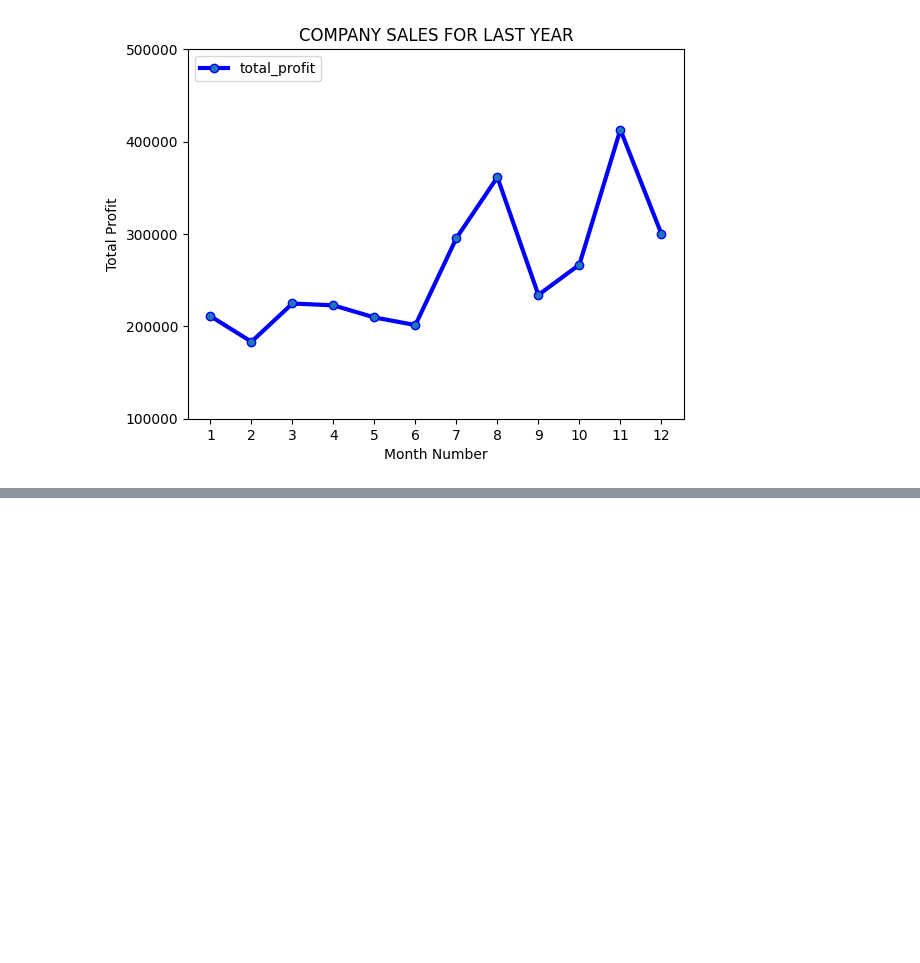
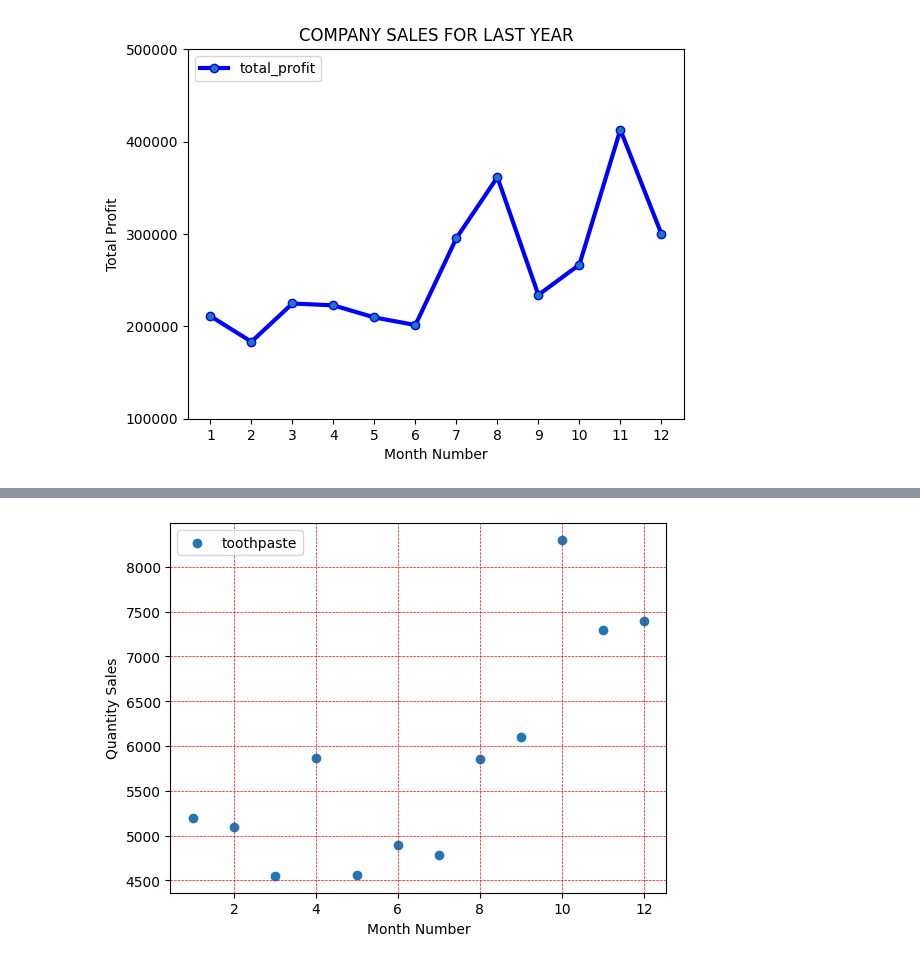
Before and after one commit to 254Bit/PythonMatplotLibExercises, a Jupyter notebook: exercise_1.ipynb, the cells around one changed output, grey strips where cells are left out. Cells and saved outputs as stored; diff of their text form; code cells hidden in the pictures; blank space fills up the shorter version.

```diff
--- a/exercise_1.ipynb
+++ b/exercise_1.ipynb
@@ -58,0 +87,10 @@ plt.show()
+# %%
+#Read toothpaste sales data of each month and show it using a scatter plot
+plt.scatter('month_number','toothpaste', data=sales_data)
+plt.legend(loc='upper left')
+plt.grid(color='r', linestyle='dashed', linewidth=0.5)
+plt.xlabel('Month Number')
+plt.ylabel('Quantity Sales')
+plt.show()
+# %% [output]
+[figure, added]
```
Also changed, not shown: parts of 5 cells of this notebook.
